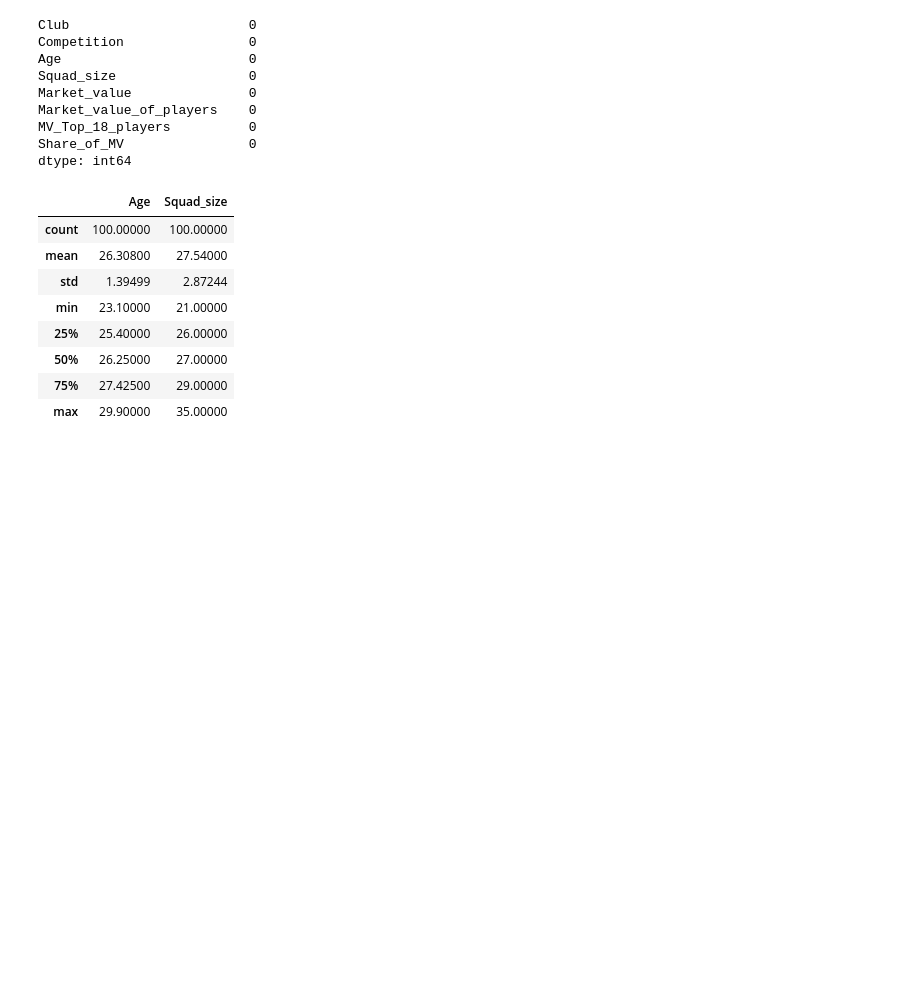
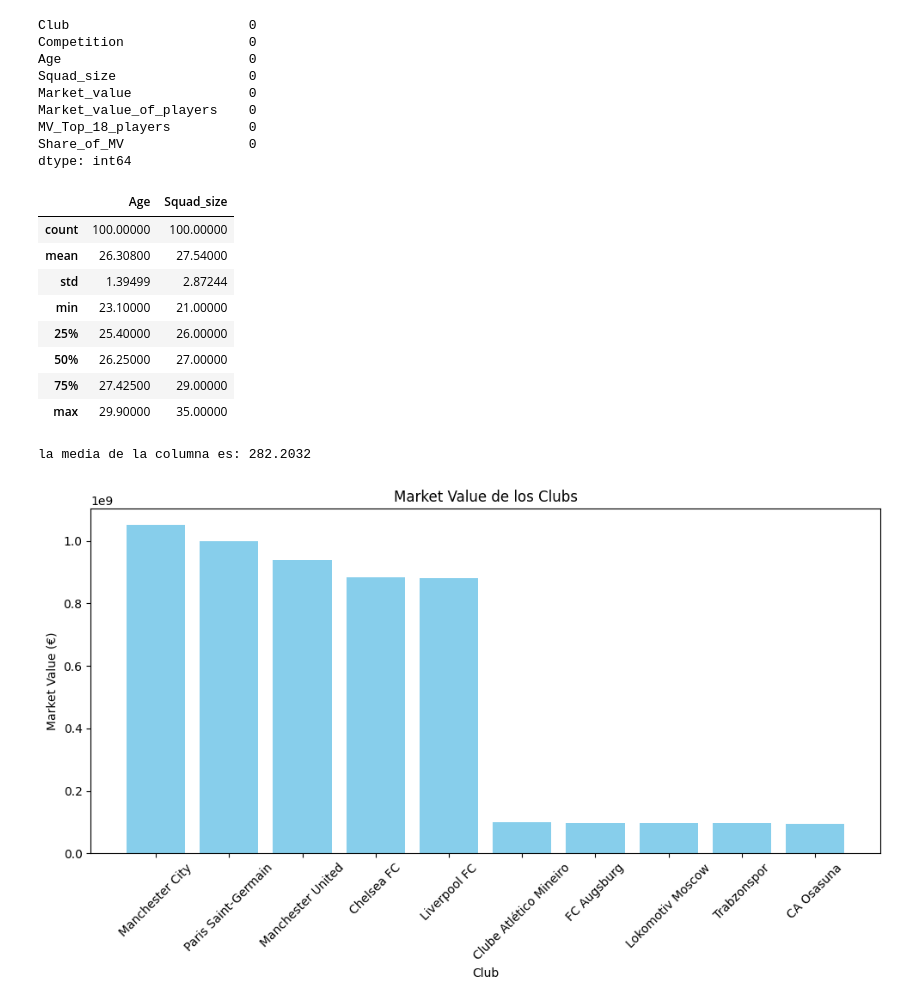
Before and after one commit to Carmodann1311/IA_Calidadypreparacion, a Jupyter notebook: Etl_Liga_femenil.ipynb, the cells around one changed output. Cells and saved outputs as stored; diff of their text form; code cells hidden in the pictures; blank space fills up the shorter version.

```diff
--- a/Etl_Liga_femenil.ipynb
+++ b/Etl_Liga_femenil.ipynb
@@ -238,3 +247,38 @@ df.describe()
 | 50% | 26.25000 | 27.00000 |
 | 75% | 27.42500 | 29.00000 |
 | max | 29.90000 | 35.00000 |
+# %%
+import pandas as pd
+# Convert the Market_value column to numeric values, removing currency symbols and units
+df["Market_value"] = df["Market_value"].str.replace("[€bnm]", "", regex=True).astype(float)
+media = df["Market_value"].mean()
+print("la media de la columna es:", media)
+# %% [output]
+la media de la columna es: 282.2032
+# %%
+import pandas as pd
+import matplotlib.pyplot as plt
+
+# Datos proporcionados
+data = {
+    'Club': ["Manchester City", "Paris Saint-Germain", "Manchester United", "Chelsea FC", "Liverpool FC", "Clube Atlético Mineiro", "FC Augsburg", "Lokomotiv Moscow", "Trabzonspor", "CA Osasuna"],
+    'Market_value': ["€1.05bn", "€997.75m", "€937.25m", "€882.50m", "€879.50m", "€98.45m", "€97.10m", "€97.03m", "€96.30m", "€93.50m"]
+}
+
+# Crear DataFrame
+df = pd.DataFrame(data)
+
+# Limpiar los valores de Market_value y convertirlos a números
+df['Market_value'] = df['Market_value'].replace({'€': '', 'bn': 'e9', 'm': 'e6'}, regex=True).astype(float)
+
+# Graficar
+plt.figure(figsize=(10, 6))
+plt.bar(df['Club'], df['Market_value'], color='skyblue')
+plt.xlabel('Club')
+plt.ylabel('Market Value (€)')
+plt.title('Market Value de los Clubs')
+plt.xticks(rotation=45)
+plt.tight_layout()
+plt.show()
+# %% [output]
+[figure, added]
```
Also changed, not shown: parts of 4 cells of this notebook.
